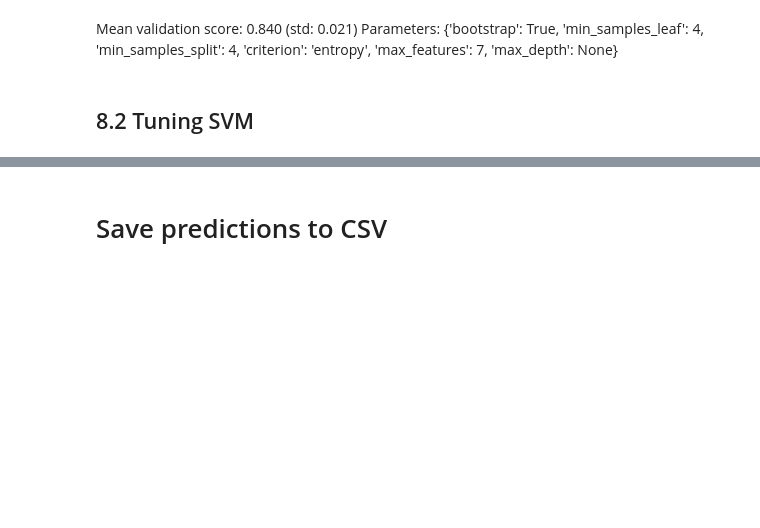
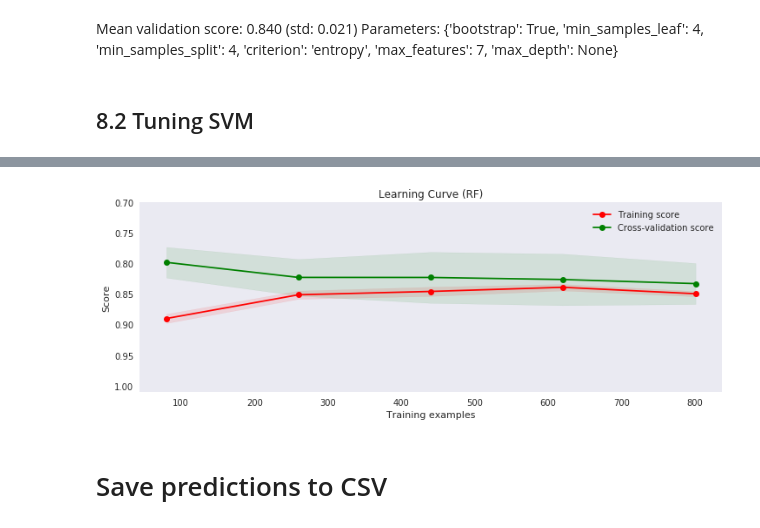
Before and after one commit to saldeal/Kaggle, a Jupyter notebook: titanic/Kaggle-Titanic.ipynb, the cells around one changed output, grey strips where cells are left out. Drawn from its saved outputs; the diff is of its cells as text; code cells hidden in the pictures; blank space fills up the shorter version.

Commit message:
Added model evaluation with learning curves

```diff
--- a/titanic/Kaggle-Titanic.ipynb
+++ b/titanic/Kaggle-Titanic.ipynb
@@ -1011,0 +1096,9 @@ report(random_search.cv_results_)
+# %%
+parameters ={'bootstrap': True, 'min_samples_leaf': 4, 'min_samples_split': 4, 'criterion': 'entropy', 'max_features': 7, 'max_depth': None}
+model = RandomForestClassifier(**parameters)
+model2 = RandomForestClassifier()
+model2 = SVC()
+plot_learning_curve(model2, "Learning Curve (RF)", X_train_std, Y_train, ylim=(0.7, 1.01), cv=10, n_jobs=2)
+#train_sizes, train_scores, valid_scores = learning_curve(
+#    model, X_train, Y_train, cv=10, n_jobs=2, train_sizes=np.linspace(.1, 1., 10))
+# %% [output]
@@ -1012,3 +1106,4 @@ report(random_search.cv_results_)
+[figure, added]
 # %% [markdown]
 <a id="Save_predictions"></a>
 # Save predictions to CSV
```
Also changed, not shown: parts of 6 cells of this notebook.
